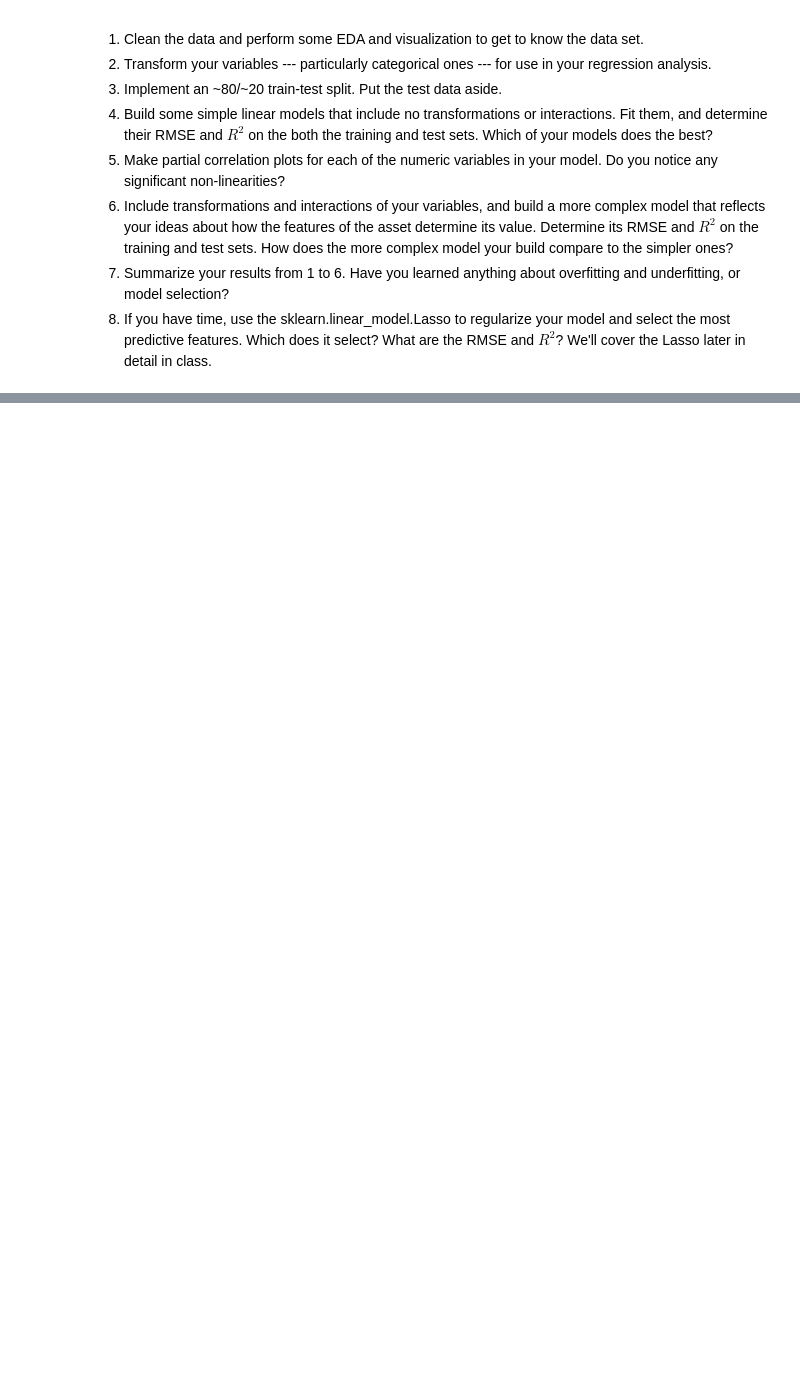
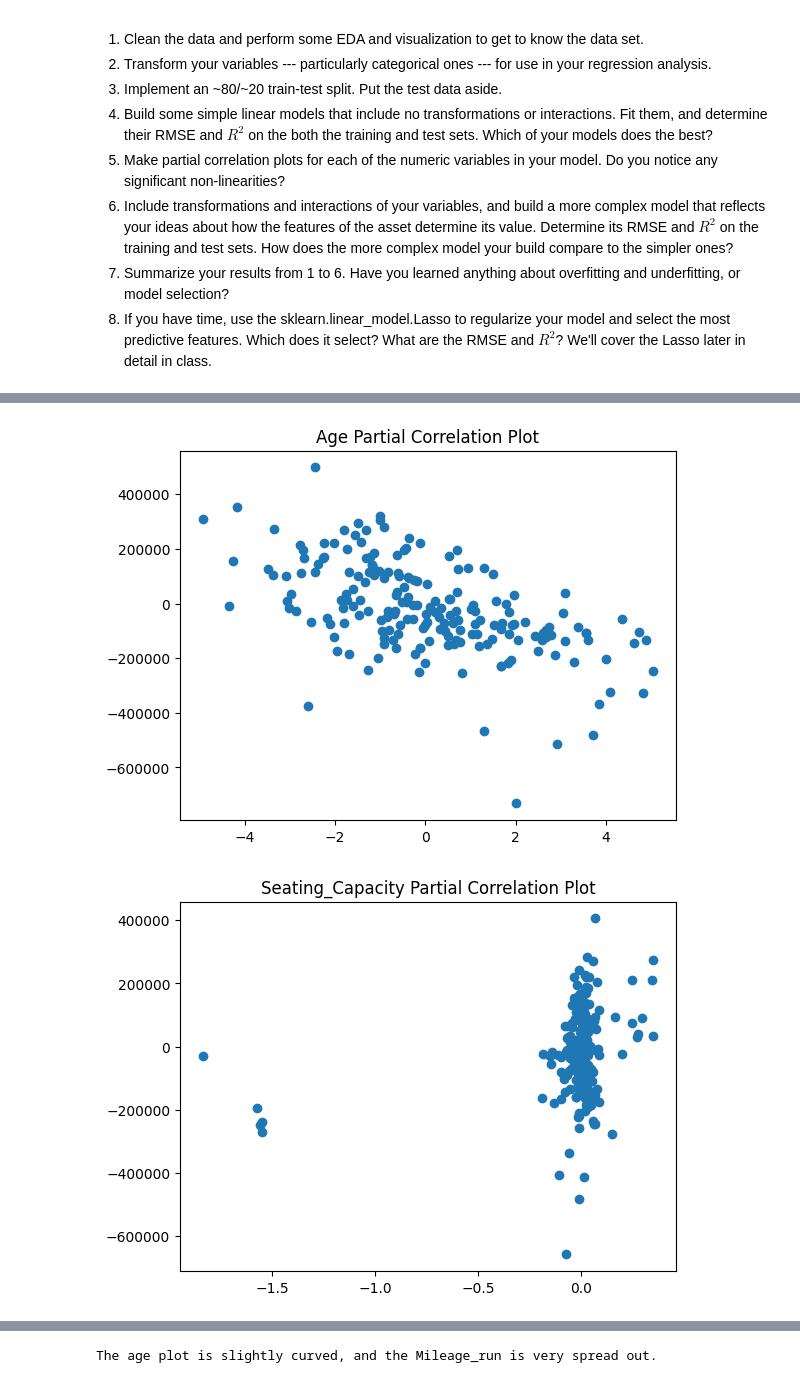
Before and after one commit to tgreg-stack/linear_models, a Jupyter notebook: lab/lab.ipynb, the cells around one changed output, grey strips where cells are left out. Saved outputs shown, nothing was run; the diff lists cells and outputs as text; code cells hidden in the pictures; blank space fills up the shorter version.

```diff
--- a/lab/lab.ipynb
+++ b/lab/lab.ipynb
@@ -25,0 +155,42 @@ data = pd.read_csv("/data/Q1_clean.csv")
+# %%
+#5
+age_out_train = X_train.drop('age', axis = 1)
+age_out_test = X_test.drop('age', axis = 1)
+age_train = X_train['age']
+age_test = X_test['age']
+m_age_out = LinearRegression().fit(age_out_train, y_train)
+age_out_res = y_test - m_age_out.predict(age_out_test)
+m_age = LinearRegression().fit(age_out_train, age_train)
+age_res = age_test - m_age.predict(age_out_test)
+plt.scatter(age_res, age_out_res)
+plt.title('Age Partial Correlation Plot')
+plt.show()
+
+seats_out_train = X_train.drop('Seating_Capacity', axis = 1)
+seats_out_test = X_test.drop('Seating_Capacity', axis = 1)
+seats_train = X_train['Seating_Capacity']
+seats_test = X_test['Seating_Capacity']
+m_seats_out = LinearRegression().fit(seats_out_train, y_train)
+seats_out_res = y_test - m_seats_out.predict(seats_out_test)
+m_seats = LinearRegression().fit(seats_out_train, seats_train)
+seats_res = seats_test - m_seats.predict(seats_out_test)
+plt.scatter(seats_res, seats_out_res)
+plt.title('Seating_Capacity Partial Correlation Plot')
+plt.show()
+
+miles_out_train = X_train.drop('Mileage_Run', axis = 1)
+miles_out_test = X_test.drop('Mileage_Run', axis = 1)
+miles_train = X_train['Mileage_Run']
+miles_test = X_test['Mileage_Run']
+m_miles_out = LinearRegression().fit(miles_out_train, y_train)
+miles_out_res = y_test - m_miles_out.predict(miles_out_test)
+m_miles = LinearRegression().fit(miles_out_train, miles_train)
+miles_res = miles_test - m_miles.predict(miles_out_test)
+plt.scatter(miles_res, miles_out_res)
+plt.title('Mileage_Run Correlation Plot')
+plt.show()
+
+print("The age plot is slightly curved, and the Mileage_run is very spread out.")
+# %% [output]
+[figure, added]
+[figure, added]
@@ -25,0 +198 @@ data = pd.read_csv("/data/Q1_clean.csv")
+The age plot is slightly curved, and the Mileage_run is very spread out.
```
Also changed, not shown: parts of 6 cells of this notebook.
